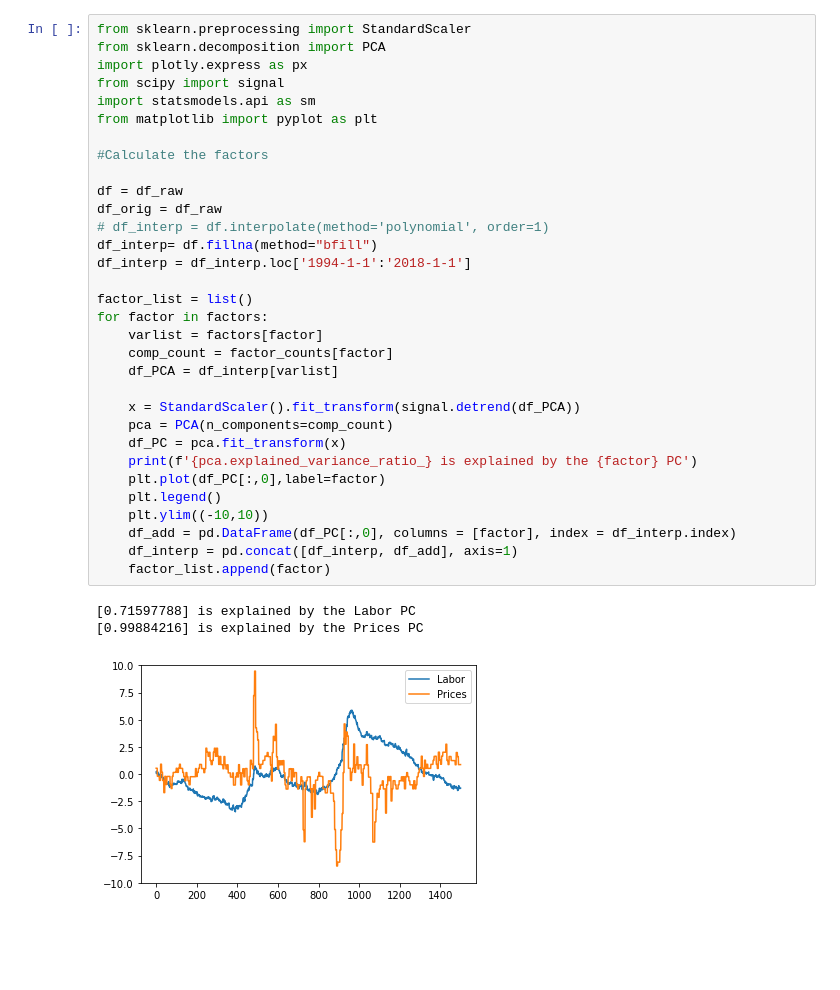
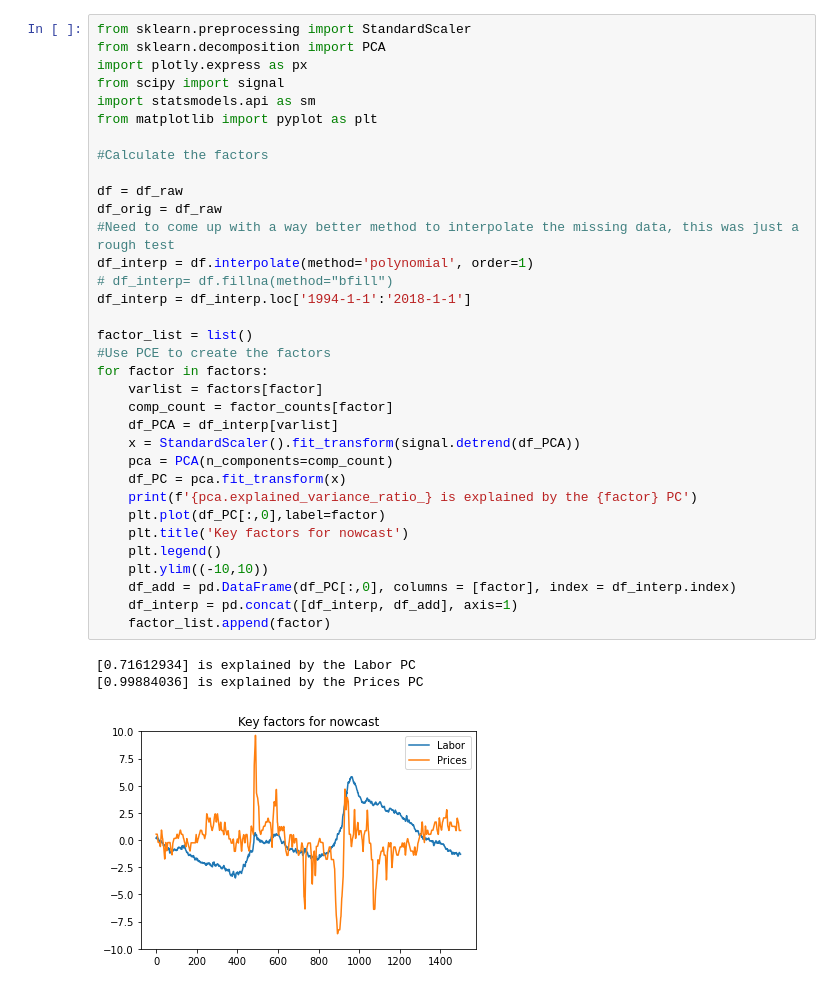
Before and after one commit to willcrossb/factor_models, a Jupyter notebook: nowcastv2/nowcast.ipynb, the cells around one changed output. Saved outputs shown, nothing was run; the diff lists cells and outputs as text; blank space fills up the shorter version.

```diff
--- a/nowcastv2/nowcast.ipynb
+++ b/nowcastv2/nowcast.ipynb
@@ -130,39 +134,41 @@ GDPC1
 # %%
 from sklearn.preprocessing import StandardScaler
 from sklearn.decomposition import PCA
 import plotly.express as px
 from scipy import signal
 import statsmodels.api as sm
 from matplotlib import pyplot as plt
 
 #Calculate the factors
 
 df = df_raw
 df_orig = df_raw
-# df_interp = df.interpolate(method='polynomial', order=1)
-df_interp= df.fillna(method="bfill")
+#Need to come up with a way better method to interpolate the missing data, this was just a rough test
+df_interp = df.interpolate(method='polynomial', order=1)
+# df_interp= df.fillna(method="bfill")
 df_interp = df_interp.loc['1994-1-1':'2018-1-1']
 
 factor_list = list()
+#Use PCE to create the factors
 for factor in factors:
     varlist = factors[factor]
     comp_count = factor_counts[factor]
     df_PCA = df_interp[varlist]
-
     x = StandardScaler().fit_transform(signal.detrend(df_PCA))
     pca = PCA(n_components=comp_count)
     df_PC = pca.fit_transform(x)
     print(f'{pca.explained_variance_ratio_} is explained by the {factor} PC')
     plt.plot(df_PC[:,0],label=factor)
+    plt.title('Key factors for nowcast')
     plt.legend()
     plt.ylim((-10,10))
     df_add = pd.DataFrame(df_PC[:,0], columns = [factor], index = df_interp.index)
     df_interp = pd.concat([df_interp, df_add], axis=1)
     factor_list.append(factor)
 # %% [output]
-[0.71597788] is explained by the Labor PC
-[0.99884216] is explained by the Prices PC
+[0.71612934] is explained by the Labor PC
+[0.99884036] is explained by the Prices PC
-[figure, old version]
+[figure, new version]
 # %%
 import math
 reglist = list()
```
Also changed, not shown: parts of 5 cells of this notebook, 2 other files.
